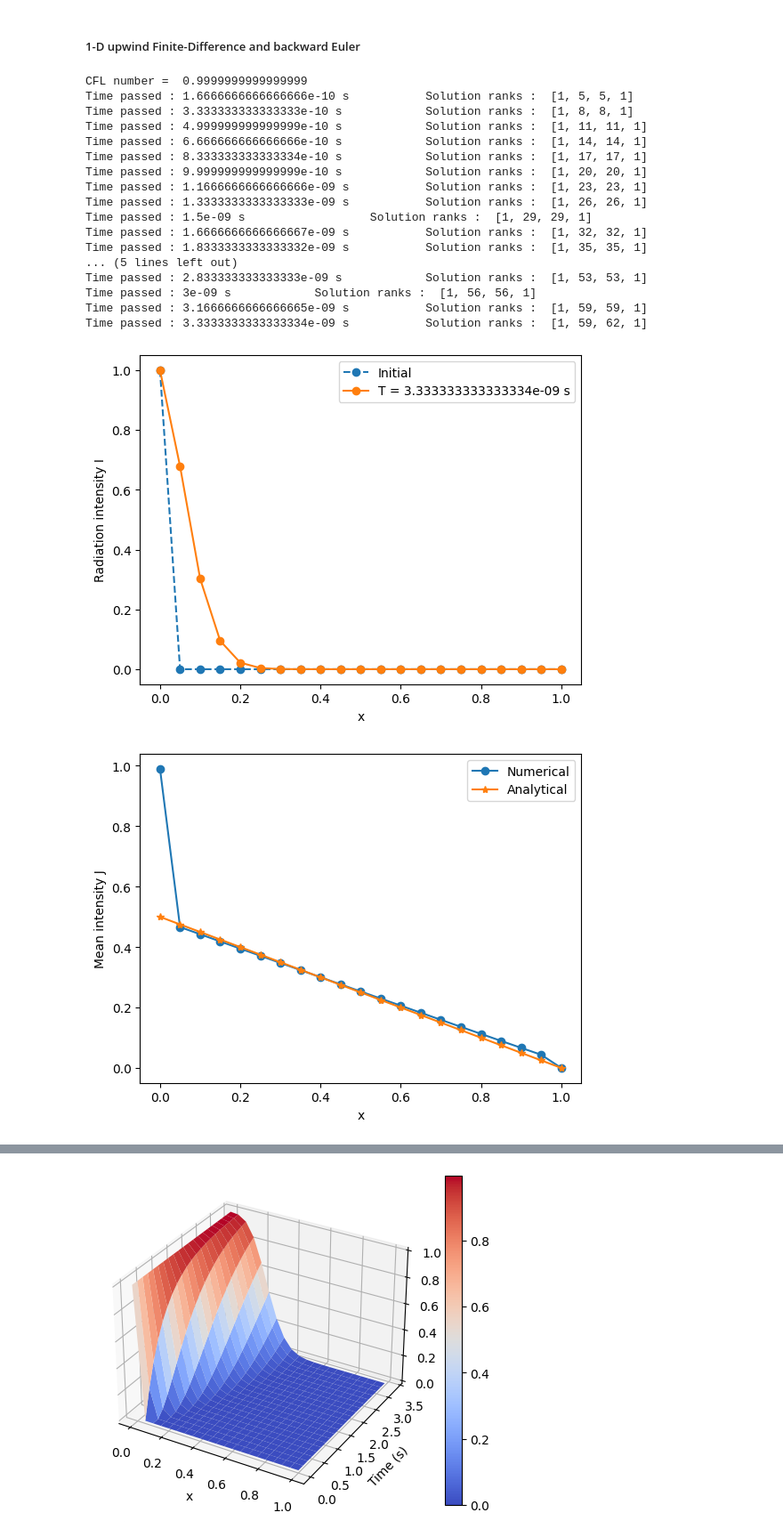
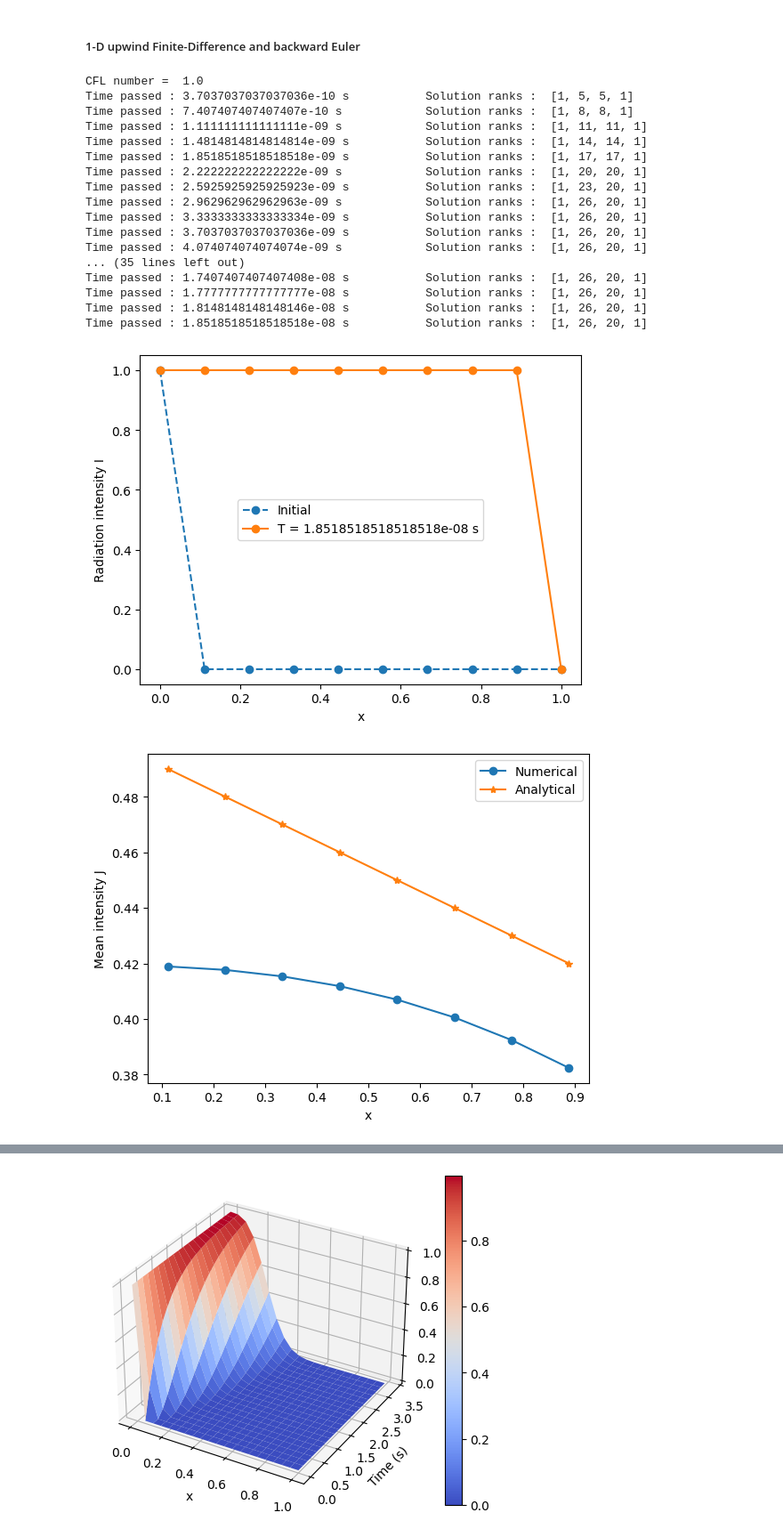
Before and after one commit to adcityfc/Tensor-solvers, a Jupyter notebook: rough_code.ipynb, the cells around one changed output, grey strips where cells are left out. Shown: that part at 89% size. Saved outputs shown, nothing was run; the diff lists cells and outputs as text; code cells hidden in the pictures.

```diff
--- a/rough_code.ipynb
+++ b/rough_code.ipynb
@@ -468,7 +468,7 @@ def eps_to_rank(s, eps):
     l = (np.sqrt(np.cumsum(np.square(s[::-1])))[::-1]) <= eps
     res = np.argmax(l)
     if res == 0 and l[0] == False: return s.shape[0]
-    else: return res + 1
+    else: return res
 # %%
 def ttsvd(t, rank='default', eps=1e-14):
     norm = np.linalg.norm(t)
@@ -834,7 +834,6 @@ Matvec product :  3.450255431874268e-12
 ## TT-rounding
 # %%
 def tt_rounding(factors, rank='default', eps=1e-14):
-    norm = np.sqrt(tt_dot(factors, factors))
     d = len(factors)
     if rank == 'default': rank = [1] + [np.inf for _ in range(d-1)] + [1]
     for k in range(d-1, 0, -1):
@@ -842,6 +841,7 @@ def tt_rounding(factors, rank='default', eps=1e-14):
         r, g = rq((factors[k].reshape(s[0], -1)))
         factors[k] = g.reshape(g.shape[0], s[1], -1)
         factors[k-1] = np.einsum('ijk,kl->ijl', factors[k-1], r)
+    norm = np.linalg.norm(factors[0])
     for k in range(d-1):
         sh = factors[k].shape
         u, s, vt = np.linalg.svd(factors[k].reshape((-1, sh[-1])), full_matrices=False)
@@ -853,7 +853,6 @@ def tt_rounding(factors, rank='default', eps=1e-14):
     return factors, norm
 # %%
 def tt_rounding2(factors, rank='default', eps=1e-14):
-    norm = np.sqrt(tt_dot(factors, factors))
     d = len(factors)
     if rank == 'default': rank = [1] + [np.inf for _ in range(d-1)] + [1]
     sk = factors[d-1].shape
@@ -863,7 +862,7 @@ def tt_rounding2(factors, rank='default', eps=1e-14):
         factors[k] = g.reshape(g.shape[0], sk[1], -1)
         factors[k-1] = (factors[k-1].reshape((-1, skm1[-1])) @ r).reshape((skm1[0], skm1[1], -1))
         sk = skm1
-
+    norm = np.linalg.norm(factors[0])
     for k in range(d-1):
         shk = factors[k].shape
         shkp1 = factors[k+1].shape
@@ -1250,13 +1249,13 @@ class random_tt_rounding():
 # print(np.linalg.norm(trek1 - trek2))
 
 # Test for TT rounding
-tmprank  = [1, 150, 150, 1]
+tmprank  = [1, 100, 100, 1]
 f1 = rand_tt([200, 200, 200], tmprank)
 f2 = tt_add(f1, f1)
 f1rec = ttrec(f1); f2rec = ttrec(f2)
 
 for _ in range(1):
-    # f2round = tt_rounding2(f2, rank='default', eps=1e-14)[0]
+    # f2round = tt_rounding(f2, rank='default', eps=1e-14)[0]
     f2round = tt_rounding_gram_svd_rlr(f2, rank='default', eps=1e-14)[0]
 
     # f2roundclass = random_tt_rounding(f2, tmprank)
@@ -2651,7 +2650,8 @@ class RT_FD_problem:
     Description : Solves a simplified 1-D time-dependent RT equation using the upwind finite difference method. Equation
     can be solved using both implicit and explicit solver.
     """
-    def __init__(self, domain: list, n: list, T: float, dt: float, bc_left: float, bc_right: float, x_initial=None, c=3e8, soln_hist=False, tt_gmres_options="config_files/1D_RT/gmres_opt.txt") -> None:
+    def __init__(self, domain: list, n: list, T: float, dt: float, bc_left: float, bc_right: float, x_initial=None, CFL=None, timesteps=None,
+                 c=3e8, soln_hist=False, tt_gmres_options="config_files/1D_RT/gmres_opt.txt") -> None:
         """
         domain -> Spatial domain
         n -> List of integers of length 3 denoting the number of elements in x, theta, and phi.
@@ -2665,8 +2665,10 @@ class RT_FD_problem:
         self.domain = domain
         self.discretization = [None]*3
         self.dx = (domain[1] - domain[0])/(n[0]-1)
+        if not(CFL is None): dt = CFL*self.dx/c
+        self.dt = dt
+        if not(timesteps is None): T = dt*timesteps
         self.T = T
-        self.dt = dt
         self.bc_left = bc_left
         self.bc_right = bc_right
         self.soln_hist = soln_hist
@@ -2831,53 +2833,53 @@ class RT_FD_problem:
         # sintheta = np.sin(self.discretization[1])
         # cosphi = np.cos(self.discretization[2])
         Ib = [np.zeros((1, sh[1]+2, 1)), sintheta[np.newaxis, :, np.newaxis], cosphi[np.newaxis, :, np.newaxis]]
         Ib[0][0, 0, 0] = self.bc_left; Ib[0][0, -1, 0] = self.bc_right
         I = tt_add(I, Ib)
 
         sintheta = np.sin(self.discretization[1])
         # costheta = np.cos(self.discretization[2])
         dtheta = sintheta*np.array([self.dtheta/2]+[self.dtheta]*(self.n[1]-2)+[self.dtheta/2])
         dphi = np.array([self.dphi/2]+[self.dphi]*(self.n[2]-2)+[self.dphi/2])
         I[1] = np.einsum('ijk,j->ik', I[1], dtheta)
         I[2] = np.einsum('ijk,j->i', I[2], dphi)
         self.E = (I[0][0] @ I[1] @ I[2])/self.c
         self.J = self.E*self.c/(4*np.pi)
 
         if plot_fig:
             plt.figure()
-            intt = np.linspace(self.domain[0], self.domain[1], self.n[0])
-            plt.plot(intt, self.J, marker='o', label="Numerical")
+            intt = np.linspace(self.domain[0], self.domain[1], self.n[0])[1:-1]
+            plt.plot(intt, self.J[1:-1], marker='o', label="Numerical")
             plt.plot(intt, 0.5 * (1 - intt/(prob.c*prob.T)), marker='*', label="Analytical")
             plt.xlabel(r"x")
             plt.ylabel(r"Mean intensity J")
             plt.legend()
 
 
 
-prob = RT_FD_problem(domain=[0, 1], n=[21, 100, 100], T=(10/3)*1e-9, dt=(1/6)*1e-9, bc_left=1, bc_right=0, x_initial=None, soln_hist=True)
+prob = RT_FD_problem(domain=[0, 1], n=[10, 15, 20], T=(10/3)*1e-9, dt=(1/6)*1e-9, bc_left=1, bc_right=0, CFL=1, timesteps=50, x_initial=None, soln_hist=True)
 # # print([s.shape for s in prob.b])
 print("CFL number = ", prob.c*prob.dt/prob.dx)
 soln1 = prob.solve('explicit')
 # # soln2 = prob.solve('implicit')
-fig = prob.plot_final_solution(3, 15)
+fig = prob.plot_final_solution(7, 0)
 prob.plot_J(True)
 # %% [output]
-CFL number =  0.9999999999999999
-Time passed : 1.6666666666666666e-10 s           Solution ranks :  [1, 5, 5, 1]
-Time passed : 3.333333333333333e-10 s            Solution ranks :  [1, 8, 8, 1]
-Time passed : 4.999999999999999e-10 s            Solution ranks :  [1, 11, 11, 1]
-Time passed : 6.666666666666666e-10 s            Solution ranks :  [1, 14, 14, 1]
-Time passed : 8.333333333333334e-10 s            Solution ranks :  [1, 17, 17, 1]
-Time passed : 9.999999999999999e-10 s            Solution ranks :  [1, 20, 20, 1]
-Time passed : 1.1666666666666666e-09 s           Solution ranks :  [1, 23, 23, 1]
-Time passed : 1.3333333333333333e-09 s           Solution ranks :  [1, 26, 26, 1]
-Time passed : 1.5e-09 s                  Solution ranks :  [1, 29, 29, 1]
-Time passed : 1.6666666666666667e-09 s           Solution ranks :  [1, 32, 32, 1]
-Time passed : 1.8333333333333332e-09 s           Solution ranks :  [1, 35, 35, 1]
-... (5 lines left out)
-Time passed : 2.833333333333333e-09 s            Solution ranks :  [1, 53, 53, 1]
-Time passed : 3e-09 s            Solution ranks :  [1, 56, 56, 1]
-Time passed : 3.1666666666666665e-09 s           Solution ranks :  [1, 59, 59, 1]
-Time passed : 3.3333333333333334e-09 s           Solution ranks :  [1, 59, 62, 1]
+CFL number =  1.0
+Time passed : 3.7037037037037036e-10 s           Solution ranks :  [1, 5, 5, 1]
+Time passed : 7.407407407407407e-10 s            Solution ranks :  [1, 8, 8, 1]
+Time passed : 1.111111111111111e-09 s            Solution ranks :  [1, 11, 11, 1]
+Time passed : 1.4814814814814814e-09 s           Solution ranks :  [1, 14, 14, 1]
+Time passed : 1.8518518518518518e-09 s           Solution ranks :  [1, 17, 17, 1]
+Time passed : 2.222222222222222e-09 s            Solution ranks :  [1, 20, 20, 1]
+Time passed : 2.5925925925925923e-09 s           Solution ranks :  [1, 23, 20, 1]
+Time passed : 2.962962962962963e-09 s            Solution ranks :  [1, 26, 20, 1]
+Time passed : 3.3333333333333334e-09 s           Solution ranks :  [1, 26, 20, 1]
+Time passed : 3.7037037037037036e-09 s           Solution ranks :  [1, 26, 20, 1]
+Time passed : 4.074074074074074e-09 s            Solution ranks :  [1, 26, 20, 1]
+... (35 lines left out)
+Time passed : 1.7407407407407408e-08 s           Solution ranks :  [1, 26, 20, 1]
+Time passed : 1.7777777777777777e-08 s           Solution ranks :  [1, 26, 20, 1]
+Time passed : 1.8148148148148146e-08 s           Solution ranks :  [1, 26, 20, 1]
+Time passed : 1.8518518518518518e-08 s           Solution ranks :  [1, 26, 20, 1]
-[figure, old version]
+[figure, new version]
-[figure, old version]
+[figure, new version]
```
Also changed, not shown: parts of 20 cells of this notebook.
